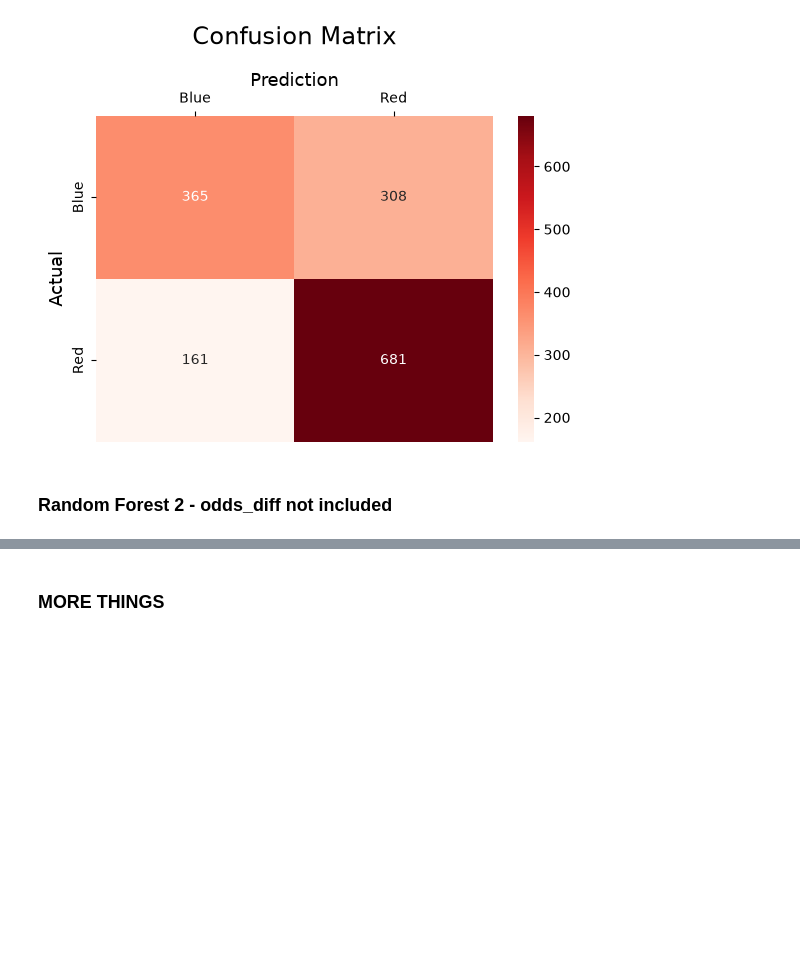
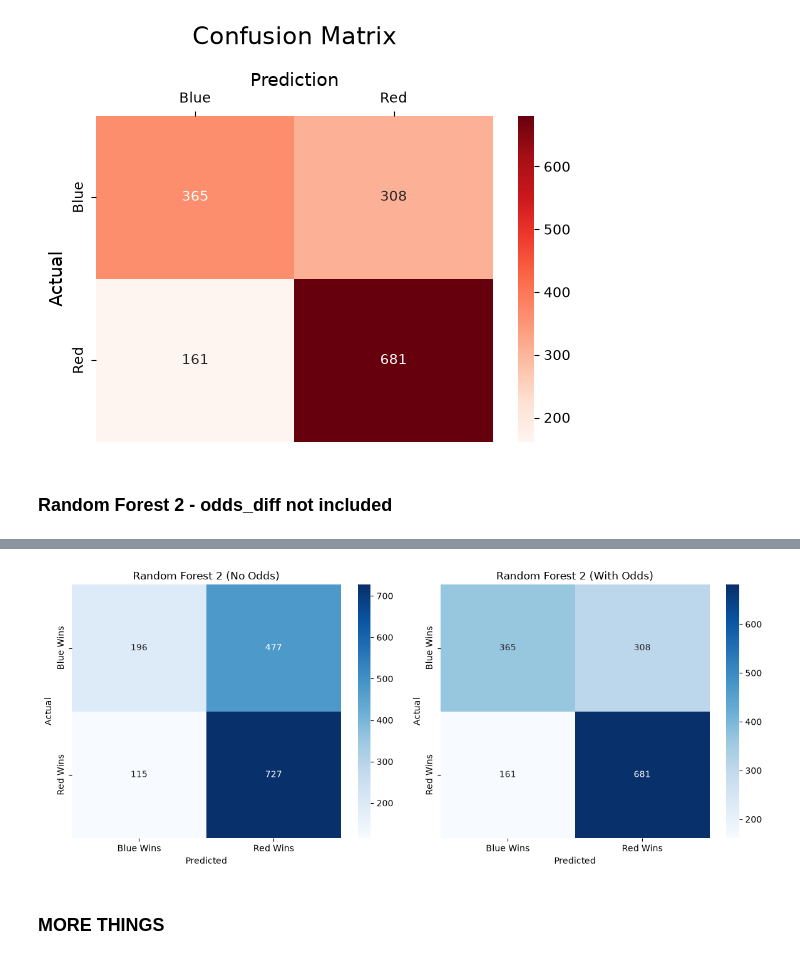
Before and after one commit to kormakursnorra/MachineLearningRepo, a Jupyter notebook: Project1/src/clean_notebook.ipynb, the cells around one changed output, grey strips where cells are left out. Saved outputs shown, nothing was run; the diff lists cells and outputs as text; code cells hidden in the pictures; blank space fills up the shorter version.

```diff
--- a/Project1/src/clean_notebook.ipynb
+++ b/Project1/src/clean_notebook.ipynb
@@ -860,3 +864,25 @@ ROC AUC score:  0.6536072395379289
+# %%
+# RF2 Confusion Matrix: Odds vs No Odds
+fig, axes = plt.subplots(1, 2, figsize=(12, 5))
+
+for ax, model, X_test, title in [
+    (axes[0], best_model_no_odds, X_test_no_odds, 'Random Forest 2 (No Odds)'),
+    (axes[1], best_model_odds, X_test_odds, 'Random Forest 2 (With Odds)')
+]:
+    preds = model.predict(X_test)
+    cm = confusion_matrix(y_test, preds)
+    sns.heatmap(cm, annot=True, fmt='d', cmap='Blues', ax=ax,
+                xticklabels=['Blue Wins', 'Red Wins'],
+                yticklabels=['Blue Wins', 'Red Wins'])
+    ax.set_xlabel('Predicted')
+    ax.set_ylabel('Actual')
+    ax.set_title(title)
+
+plt.tight_layout()
+plt.savefig('../media/rf2_comparison.png', dpi=150)
+plt.show()
+# %% [output]
+[figure, added]
 # %% [markdown]
 ### MORE THINGS
 # %%
```
Also changed, not shown: parts of 4 cells of this notebook, 3 other files.
